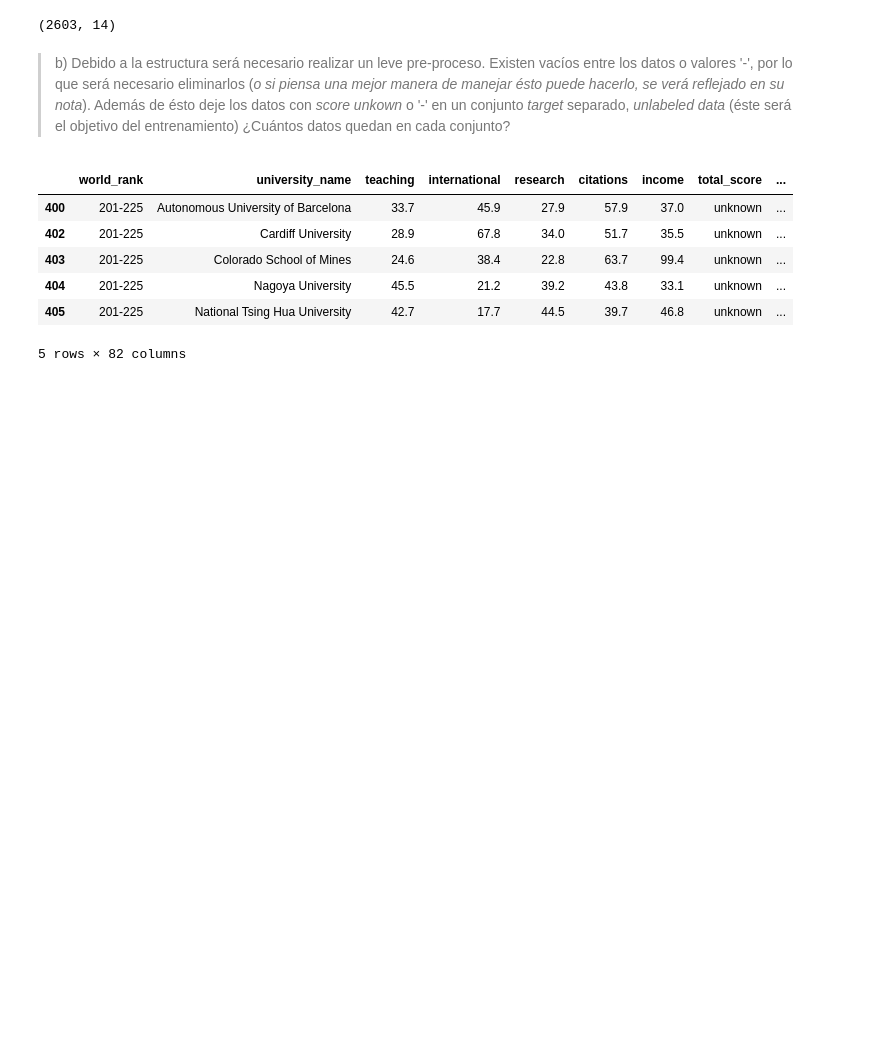
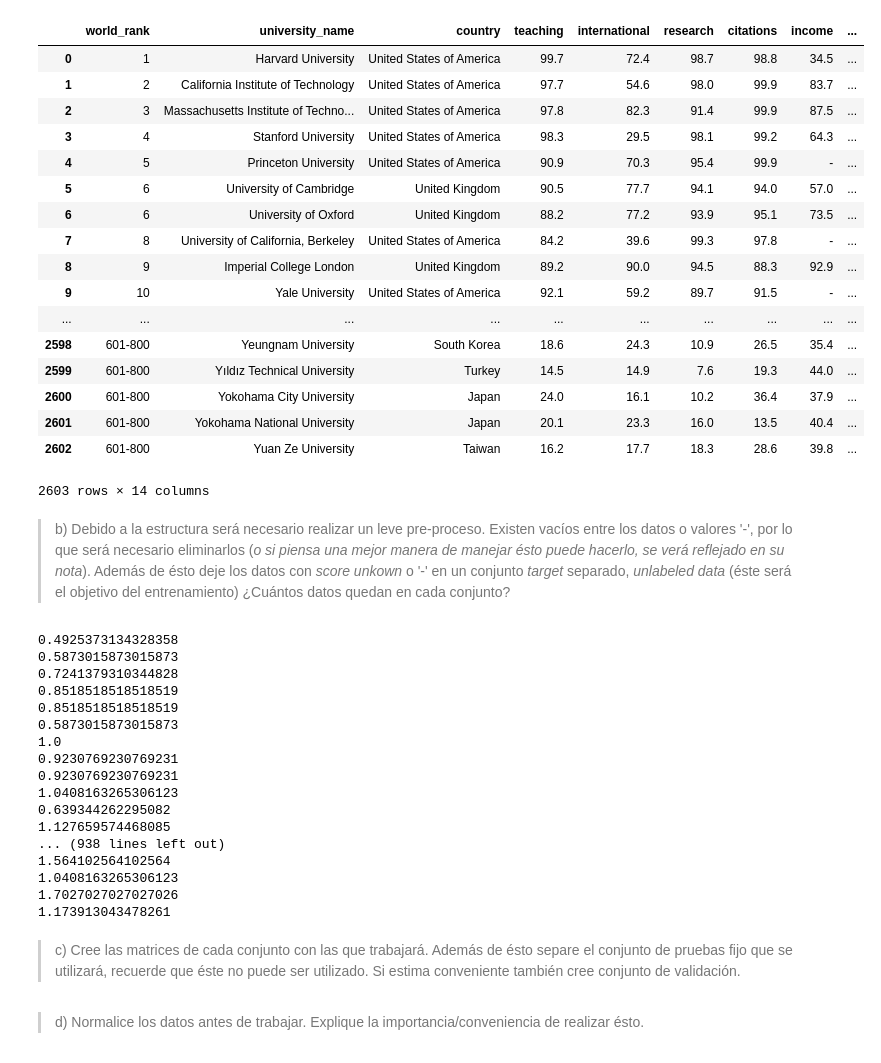
Before and after one commit to LeMythedeSisyphe/MachineLearning-Tarea1, a Jupyter notebook: Tarea 1.ipynb, the cells around one changed output. Cells and saved outputs as stored; diff of their text form; code cells hidden in the pictures; blank space fills up the shorter version.

```diff
--- a/Tarea 1.ipynb
+++ b/Tarea 1.ipynb
@@ -30,9 +30,26 @@ En esta actividad trabajaremos con el problema de predecir el *ranking* mundial
 > a) Cargue los datos a analizar, descargándolos desde la plataforma como se indicó, en formato *dataframe pandas*. Descríbalos adecuadamente, ya sea la variable dependiente o las independientes, si es que lo son.
 # %%
 df = pd.read_csv("world-university-rankings/timesData.csv")
-df.shape
+df
 # %% [output]
+|  | world_rank | university_name | country | teaching | international | research | citations | income | ... |
+| 0 | 1 | Harvard University | United States of America | 99.7 | 72.4 | 98.7 | 98.8 | 34.5 | ... |
+| 1 | 2 | California Institute of Technology | United States of America | 97.7 | 54.6 | 98.0 | 99.9 | 83.7 | ... |
+| 2 | 3 | Massachusetts Institute of Techno... | United States of America | 97.8 | 82.3 | 91.4 | 99.9 | 87.5 | ... |
+| 3 | 4 | Stanford University | United States of America | 98.3 | 29.5 | 98.1 | 99.2 | 64.3 | ... |
+| 4 | 5 | Princeton University | United States of America | 90.9 | 70.3 | 95.4 | 99.9 | - | ... |
+| 5 | 6 | University of Cambridge | United Kingdom | 90.5 | 77.7 | 94.1 | 94.0 | 57.0 | ... |
+| 6 | 6 | University of Oxford | United Kingdom | 88.2 | 77.2 | 93.9 | 95.1 | 73.5 | ... |
+| 7 | 8 | University of California, Berkeley | United States of America | 84.2 | 39.6 | 99.3 | 97.8 | - | ... |
+| 8 | 9 | Imperial College London | United Kingdom | 89.2 | 90.0 | 94.5 | 88.3 | 92.9 | ... |
+| 9 | 10 | Yale University | United States of America | 92.1 | 59.2 | 89.7 | 91.5 | - | ... |
+| ... | ... | ... | ... | ... | ... | ... | ... | ... | ... |
+| 2598 | 601-800 | Yeungnam University | South Korea | 18.6 | 24.3 | 10.9 | 26.5 | 35.4 | ... |
+| 2599 | 601-800 | Yıldız Technical University | Turkey | 14.5 | 14.9 | 7.6 | 19.3 | 44.0 | ... |
+| 2600 | 601-800 | Yokohama City University | Japan | 24.0 | 16.1 | 10.2 | 36.4 | 37.9 | ... |
+| 2601 | 601-800 | Yokohama National University | Japan | 20.1 | 23.3 | 16.0 | 13.5 | 40.4 | ... |
+| 2602 | 601-800 | Yuan Ze University | Taiwan | 16.2 | 17.7 | 18.3 | 28.6 | 39.8 | ... |
-(2603, 14)
+2603 rows × 14 columns
 # %% [markdown]
 > b) Debido a la estructura será necesario realizar un leve pre-proceso. Existen vacíos entre los datos o valores '-', por lo que será necesario eliminarlos (*o si piensa una mejor manera de manejar ésto puede hacerlo, se verá reflejado en su nota*). Además de ésto deje los datos con *score unkown* o '-' en un conjunto *target* separado, *unlabeled data* (éste será el objetivo del entrenamiento) ¿Cuántos datos quedan en cada conjunto?
 # %%
@@ -57,12 +74,26 @@ nuevo_df['international_students'] = nuevo_df['international_students'].apply(la
 
 df_test = nuevo_df[nuevo_df["total_score"]=='unknown']  #para predecir al final
 nuevo_df =  nuevo_df[nuevo_df["total_score"]!='unknown'] #elimina unknown rank..
-df_test.head()
+
+for x in nuevo_df['female_male_ratio']:
+    print(x)
 # %% [output]
-|  | world_rank | university_name | teaching | international | research | citations | income | total_score | ... |
-| 400 | 201-225 | Autonomous University of Barcelona | 33.7 | 45.9 | 27.9 | 57.9 | 37.0 | unknown | ... |
-| 402 | 201-225 | Cardiff University | 28.9 | 67.8 | 34.0 | 51.7 | 35.5 | unknown | ... |
-| 403 | 201-225 | Colorado School of Mines | 24.6 | 38.4 | 22.8 | 63.7 | 99.4 | unknown | ... |
-| 404 | 201-225 | Nagoya University | 45.5 | 21.2 | 39.2 | 43.8 | 33.1 | unknown | ... |
-| 405 | 201-225 | National Tsing Hua University | 42.7 | 17.7 | 44.5 | 39.7 | 46.8 | unknown | ... |
-5 rows × 82 columns
+0.4925373134328358
+0.5873015873015873
+0.7241379310344828
+0.8518518518518519
+0.8518518518518519
+0.5873015873015873
+1.0
+0.9230769230769231
+0.9230769230769231
+1.0408163265306123
+0.639344262295082
+1.127659574468085
+... (938 lines left out)
+1.564102564102564
+1.0408163265306123
+1.7027027027027026
+1.173913043478261
+# %% [markdown]
+> c) Cree las matrices de cada conjunto con las que trabajará. Además de ésto separe el conjunto de pruebas fijo que se utilizará, recuerde que éste no puede ser utilizado. Si estima conveniente también cree conjunto de validación.
@@ -68,0 +113,2 @@ df_test.head()
+# %% [markdown]
+> d) Normalice los datos antes de trabajar. Explique la importancia/conveniencia de realizar ésto.
```
Also changed, not shown: parts of 11 cells of this notebook.
